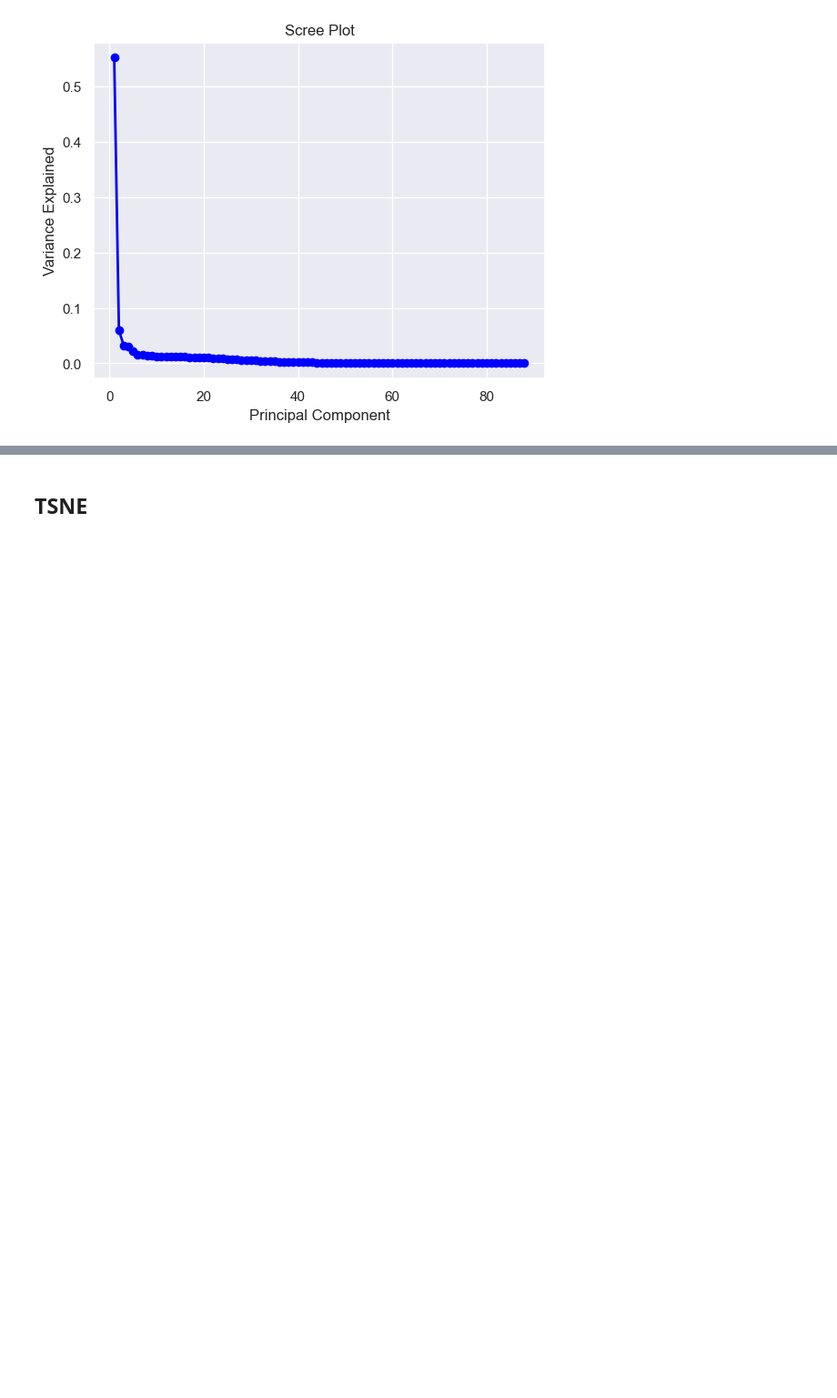
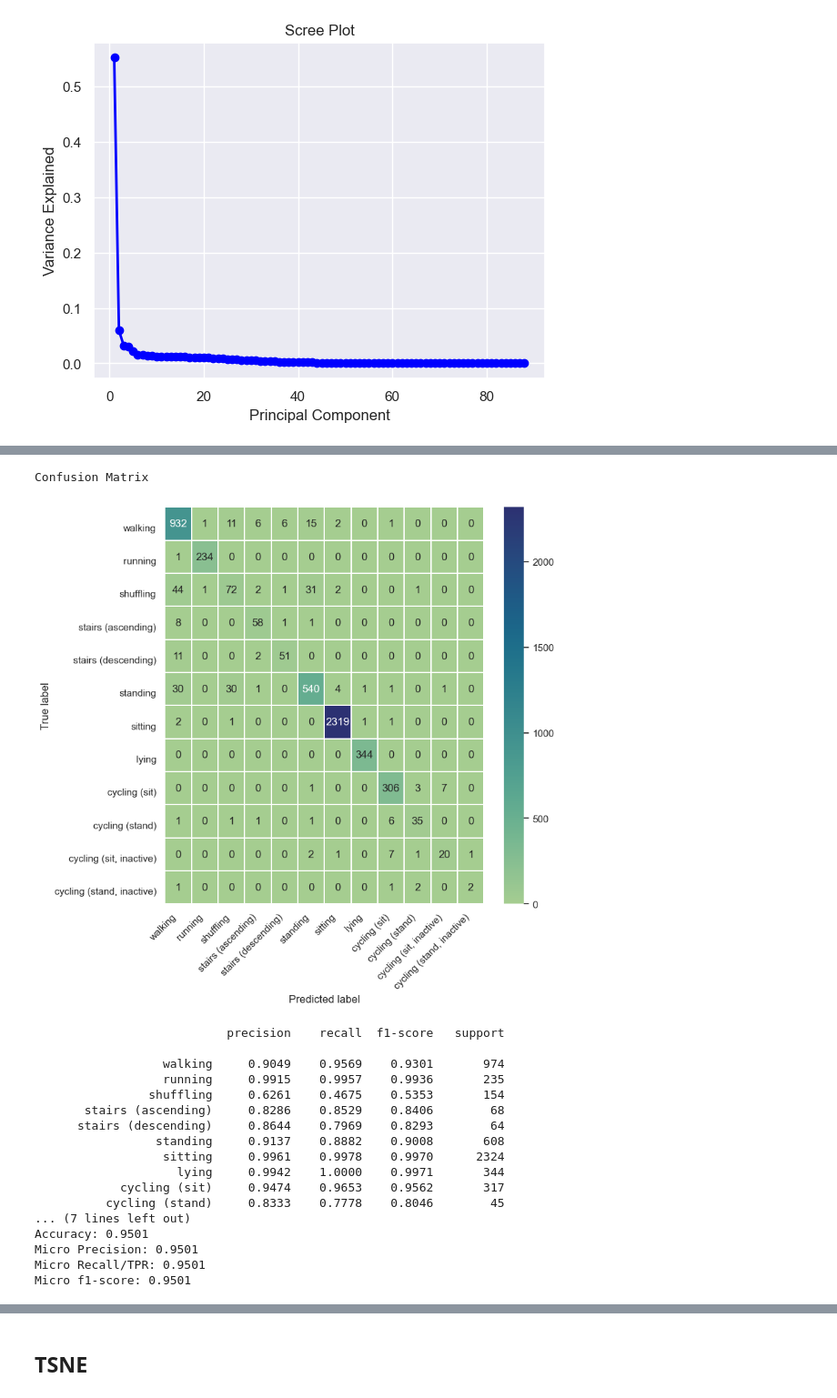
Before and after one commit to atakanksha/data245_harth, a Jupyter notebook: DATA245_harth.ipynb, the cells around one changed output, grey strips where cells are left out. Shown at 91% size. Drawn from its saved outputs; the diff is of its cells as text; code cells hidden in the pictures; blank space fills up the shorter version.

Commit message:
add xgboost

```diff
--- a/DATA245_harth.ipynb
+++ b/DATA245_harth.ipynb
@@ -137,0 +174,25 @@ plt.show()
+# %%
+from sklearn.model_selection import GridSearchCV
+from sklearn import metrics
+from sklearn.metrics import accuracy_score, make_scorer
+from xgboost import XGBClassifier
+
+xgb_clf = XGBClassifier(
+    num_class=num_classes,
+    objective= 'multi:softmax',
+    nthread=4,
+    seed=42,
+)
+
+parameters = {
+    'max_depth': [6, 8, 10],
+    'n_estimators': [40, 50, 60],
+    'learning_rate': [0.1, 0.01]
+}
+
+grid_search = GridSearchCV(
+    xgb_clf, parameters, scoring=make_scorer(accuracy_score), cv=5, n_jobs=2, return_train_score=True
+)
+grid_search.fit(X_train_norm, y_train)
+print(f'Best training accuracy with 5-fold cross validation: {grid_search.best_score_}')
+print(f'Best parameters: \n{grid_search.best_params_}')
@@ -137,0 +210,12 @@ plt.show()
+# %%
+xgb_clf = XGBClassifier(
+    num_class=num_classes,
+    objective= 'multi:softmax',
+    learning_rate=0.1,
+    n_estimators=60,
+    max_depth=8,
+    nthread=4,
+    seed=42
+)
+
+xgb_clf.fit(X_train_norm, y_train)
@@ -137,0 +234,22 @@ plt.show()
+# %%
+compute_model_metrics(xgb_clf, X_test_norm, y_test)
+# %% [output]
+Confusion Matrix
+[figure, added]
+                           precision    recall  f1-score   support
+
+                  walking     0.9049    0.9569    0.9301       974
+                  running     0.9915    0.9957    0.9936       235
+                shuffling     0.6261    0.4675    0.5353       154
+       stairs (ascending)     0.8286    0.8529    0.8406        68
+      stairs (descending)     0.8644    0.7969    0.8293        64
+                 standing     0.9137    0.8882    0.9008       608
+                  sitting     0.9961    0.9978    0.9970      2324
+                    lying     0.9942    1.0000    0.9971       344
+            cycling (sit)     0.9474    0.9653    0.9562       317
+          cycling (stand)     0.8333    0.7778    0.8046        45
+... (7 lines left out)
+Accuracy: 0.9501
+Micro Precision: 0.9501
+Micro Recall/TPR: 0.9501
+Micro f1-score: 0.9501
```
Also changed, not shown: parts of 14 cells of this notebook.
